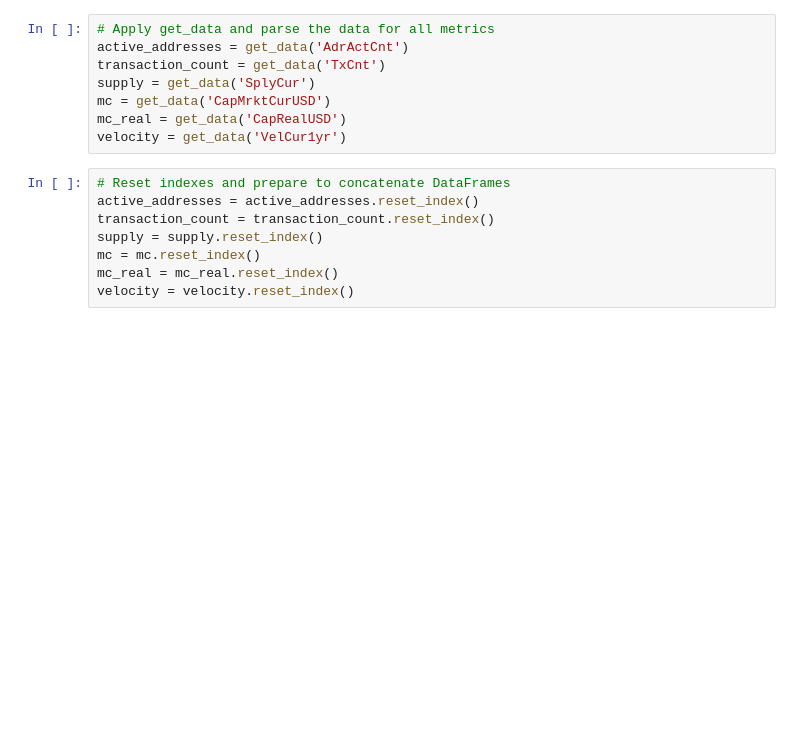
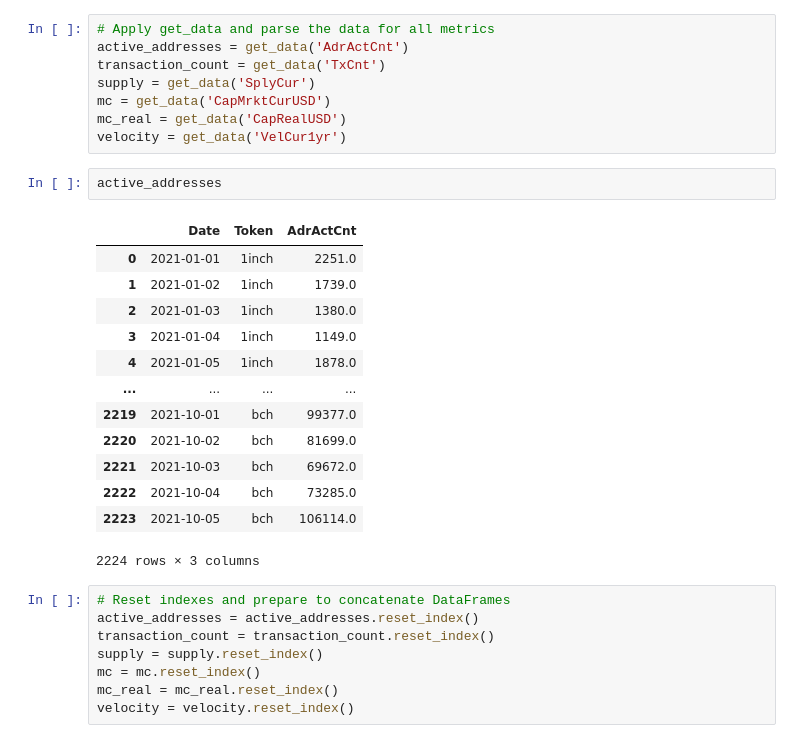
Before and after one commit to AquibaB/ML_Crypto_Clustering, a Jupyter notebook: Per_Token_Crypto_Fundamentals.ipynb, the cells around one changed output. Drawn from its saved outputs; the diff is of its cells as text; blank space fills up the shorter version.

```diff
--- a/Crypto_Fundamentals.ipynb
+++ b/Per_Token_Crypto_Fundamentals.ipynb
@@ -90,6 +91,22 @@ supply = get_data('SplyCur')
 mc = get_data('CapMrktCurUSD')
 mc_real = get_data('CapRealUSD')
 velocity = get_data('VelCur1yr')
+# %%
+active_addresses
+# %% [output]
+|  | Date | Token | AdrActCnt |
+| 0 | 2021-01-01 | 1inch | 2251.0 |
+| 1 | 2021-01-02 | 1inch | 1739.0 |
+| 2 | 2021-01-03 | 1inch | 1380.0 |
+| 3 | 2021-01-04 | 1inch | 1149.0 |
+| 4 | 2021-01-05 | 1inch | 1878.0 |
+| ... | ... | ... | ... |
+| 2219 | 2021-10-01 | bch | 99377.0 |
+| 2220 | 2021-10-02 | bch | 81699.0 |
+| 2221 | 2021-10-03 | bch | 69672.0 |
+| 2222 | 2021-10-04 | bch | 73285.0 |
+| 2223 | 2021-10-05 | bch | 106114.0 |
+2224 rows × 3 columns
 # %%
 # Reset indexes and prepare to concatenate DataFrames
 active_addresses = active_addresses.reset_index()
```
Also changed, not shown: parts of 6 cells of this notebook, 1 other file.
